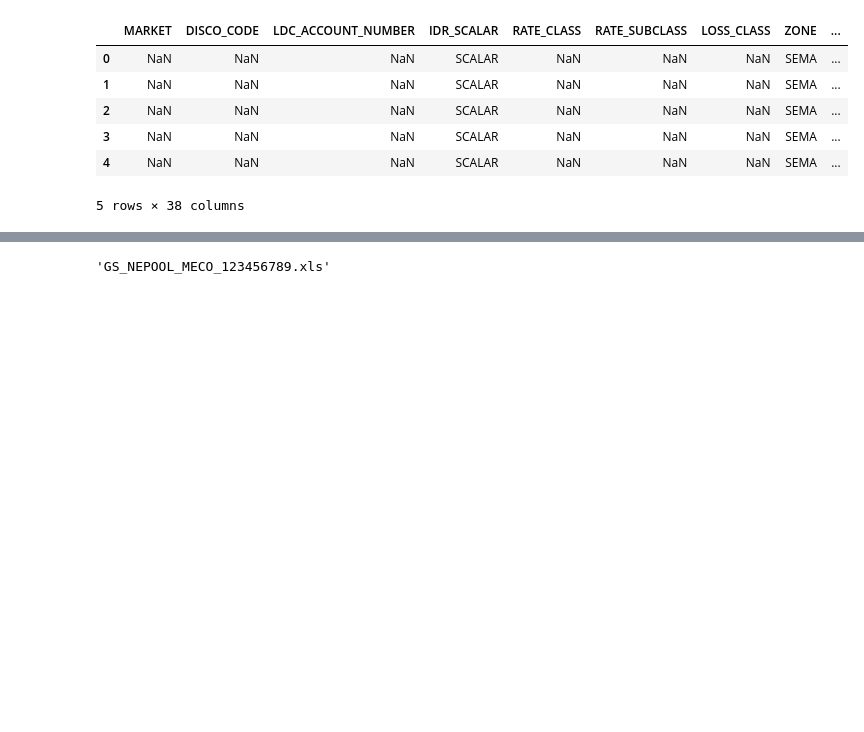
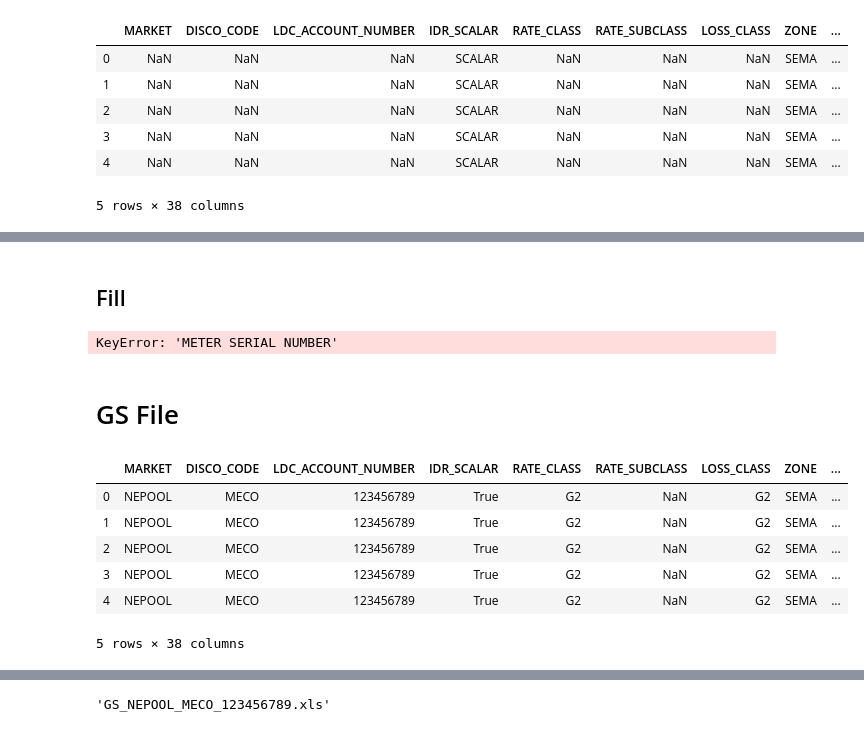
Before and after one commit to stevenhurwitt/la-tools-test, a Jupyter notebook: GS/GS_loader.ipynb, the cells around one changed output, grey strips where cells are left out. Saved outputs shown, nothing was run; the diff lists cells and outputs as text; code cells hidden in the pictures; blank space fills up the shorter version.

```diff
--- a/GS/GS_loader.ipynb
+++ b/GS/GS_loader.ipynb
@@ -38,0 +70,4 @@ fname = ''.join(['GS_', market, '_', disco, '_', str(ldc), '.xls'])
+# %%
+for i in range(n):
+    next_read = stop_dates[i] - dt.timedelta(days = 30)
+    stop_dates.append(next_read)
@@ -38,0 +134,54 @@ fname = ''.join(['GS_', market, '_', disco, '_', str(ldc), '.xls'])
+# %% [markdown]
+## Fill
+# %%
+gs_template['MARKET'] = market
+gs_template['DISCO_CODE'] = disco
+gs_template['LDC_ACCOUNT_NUMBER'] = ldc
+gs_template['IDR_SCALAR'] = True
+gs_template['RATE_CLASS'] = rate
+gs_template['RATE_SUBCLASS']
+gs_template['LOSS_CLASS'] = loss
+gs_template['ZONE']
+gs_template['BUS']
+gs_template['STRATA_VARIABLE']
+gs_template['PROFILE_CLASS'] = profile
+gs_template['PREMISE_NAME']
+gs_template['PREMISE_ADDRESS']
+gs_template['PREMISE_CITY']
+gs_template['PREMISE_STATE']
+gs_template['PREMISE_ZIP']
+gs_template['PREMISE_ZIP+4']
+gs_template['COUNTY']
+gs_template['COUNTRY']
+gs_template['TPT_LOAD'] = tpt
+gs_template['ICAP_TAG'] = cap_tag
+gs_template['METER SERIAL NUMBER']
+gs_template['METER READ CYCLE'] = mrc
+gs_template['START_DATE']
+gs_template['STOP_DATE'] = stop_dates
+gs_template['ON-PEAK USAGE']
+gs_template['OFF-PEAK USAGE']
+gs_template['INTERMEDIATE USAGE']
+gs_template['TOTAL USAGE_KW']
+gs_template['USAGE UOM']
+gs_template['METER READ TYPE']
+gs_template['ON-PEAK DEMAND']
+gs_template['OFF-PEAK DEMAND']
+gs_template['INTERMEDIATE DEMAND']
+gs_template['TOTAL DEMAND_KW']
+gs_template['DEMAND UOM']
+gs_template['CURRENT_RATE_OPTION']
+# %% [output]
+KeyError: 'METER SERIAL NUMBER'
+# %% [markdown]
+# GS File
+# %%
+gs_template.head()
+# %% [output]
+|  | MARKET | DISCO_CODE | LDC_ACCOUNT_NUMBER | IDR_SCALAR | RATE_CLASS | RATE_SUBCLASS | LOSS_CLASS | ZONE | ... |
+| 0 | NEPOOL | MECO | 123456789 | True | G2 | NaN | G2 | SEMA | ... |
+| 1 | NEPOOL | MECO | 123456789 | True | G2 | NaN | G2 | SEMA | ... |
+| 2 | NEPOOL | MECO | 123456789 | True | G2 | NaN | G2 | SEMA | ... |
+| 3 | NEPOOL | MECO | 123456789 | True | G2 | NaN | G2 | SEMA | ... |
+| 4 | NEPOOL | MECO | 123456789 | True | G2 | NaN | G2 | SEMA | ... |
+5 rows × 38 columns
```
Also changed, not shown: parts of 18 cells of this notebook, 32 other files.
